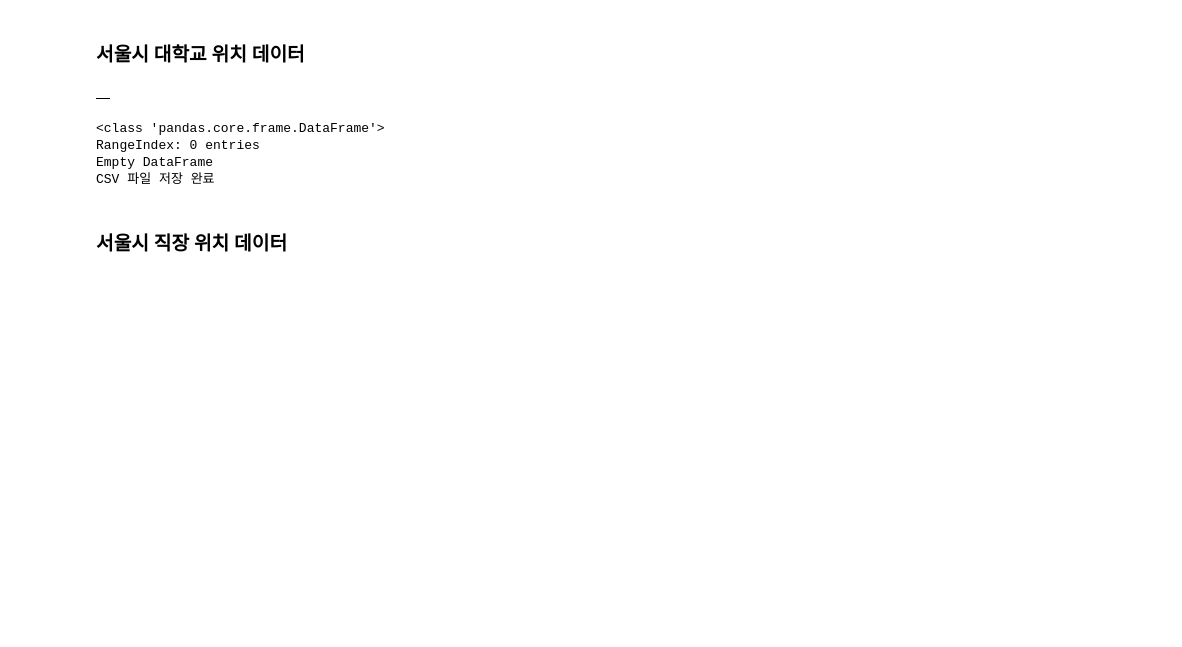
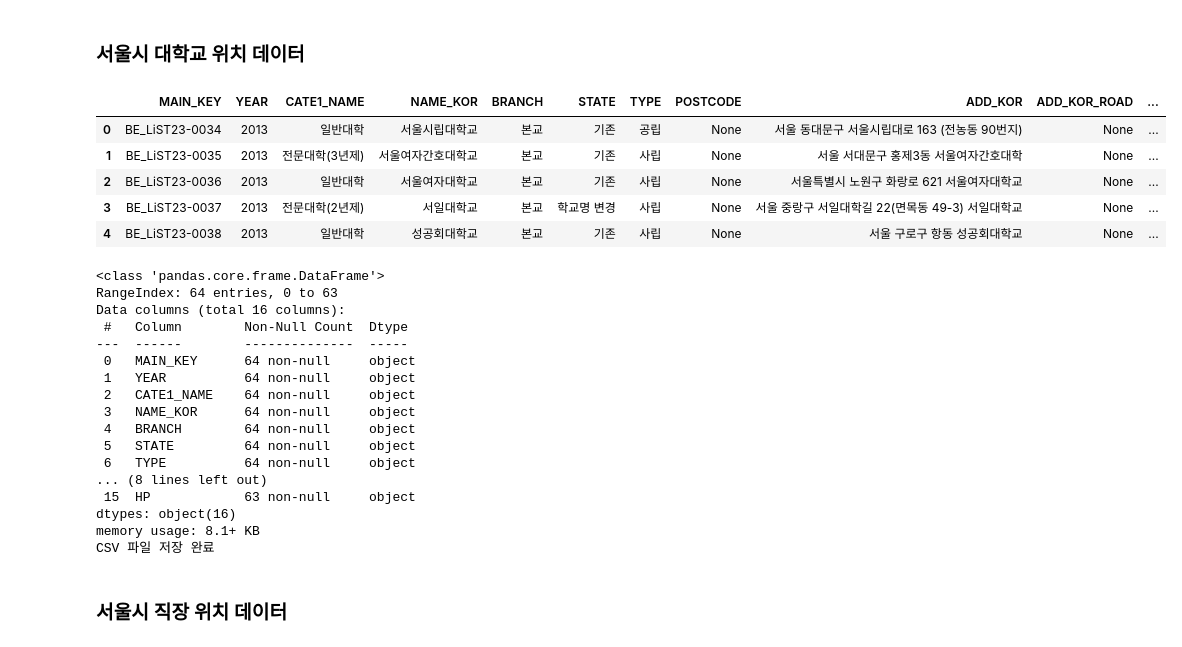
Before and after one commit to syeonris72/seoul-bicycle-analysis, a Jupyter notebook: sub/notebooks/seoul_bike.ipynb, the cells around one changed output. Saved outputs shown, nothing was run; the diff lists cells and outputs as text; code cells hidden in the pictures; blank space fills up the shorter version.

```diff
--- a/sub/notebooks/seoul_bike.ipynb
+++ b/sub/notebooks/seoul_bike.ipynb
@@ -929,7 +929,7 @@ end = 1000
 list_total_count = None
 
 while True:
-    url = f'http://openAPI.seoul.go.kr:8088/{api_key}/xml/schoolInfo/{start}/{end}/'
+    url = f'http://openAPI.seoul.go.kr:8088/{api_key}/xml/neisSchoolInfoIs/{start}/{end}/'
     response = requests.get(url, timeout=10)
     root = ET.fromstring(response.text)
 
@@ -983,7 +1002,7 @@ end = 1000
 list_total_count = None
 
 while True:
-    url = f'http://openAPI.seoul.go.kr:8088/{api_key}/xml/Stat101202/{start}/{end}/'
+    url = f'http://openAPI.seoul.go.kr:8088/{api_key}/xml/SebcCollegeInfoKor/{start}/{end}/'
     response = requests.get(url, timeout=10)
     root = ET.fromstring(response.text)
 
@@ -994,37 +1013,55 @@ while True:
     if list_total_count is None:
         count_element = root.find('.//list_total_count')
         list_total_count = count_element.text if count_element is not None else '알 수 없음'
 
     rows = root.findall('.//row')
     if not rows:
         break
 
     for row in rows:
         row_dict = {child.tag: child.text for child in row}
         seoul_university_info_rows.append(row_dict)
 
     start += 1000
     end += 1000
 
 seoul_university_info_df = pd.DataFrame(seoul_university_info_rows)
 
 display(seoul_university_info_df.head())
 seoul_university_info_df.info()
 
 DATA_PATH = BASE + 'seoul_university_info.csv'
 os.makedirs(os.path.dirname(DATA_PATH), exist_ok=True)
 seoul_university_info_df.to_csv(DATA_PATH, index=False, encoding='utf-8-sig')
 print("CSV 파일 저장 완료")
 
 seoul_university_info_columns = {
     "JACHIGU": "자치구", "SCHOOL_NM": "학교명", "SCHOOL_GUBUN": "학교구분",
     "ADDRESS": "주소", "TEL": "전화번호", "HOMEPAGE": "홈페이지"
 }
 # %% [output]
-|  |
+|  | MAIN_KEY | YEAR | CATE1_NAME | NAME_KOR | BRANCH | STATE | TYPE | POSTCODE | ADD_KOR | ADD_KOR_ROAD | ... |
+| 0 | BE_LiST23-0034 | 2013 | 일반대학 | 서울시립대학교 | 본교 | 기존 | 공립 | None | 서울 동대문구 서울시립대로 163 (전농동 90번지) | None | ... |
+| 1 | BE_LiST23-0035 | 2013 | 전문대학(3년제) | 서울여자간호대학교 | 본교 | 기존 | 사립 | None | 서울 서대문구 홍제3동 서울여자간호대학 | None | ... |
+| 2 | BE_LiST23-0036 | 2013 | 일반대학 | 서울여자대학교 | 본교 | 기존 | 사립 | None | 서울특별시 노원구 화랑로 621 서울여자대학교 | None | ... |
+| 3 | BE_LiST23-0037 | 2013 | 전문대학(2년제) | 서일대학교 | 본교 | 학교명 변경 | 사립 | None | 서울 중랑구 서일대학길 22(면목동 49-3) 서일대학교 | None | ... |
+| 4 | BE_LiST23-0038 | 2013 | 일반대학 | 성공회대학교 | 본교 | 기존 | 사립 | None | 서울 구로구 항동 성공회대학교 | None | ... |
 <class 'pandas.core.frame.DataFrame'>
-RangeIndex: 0 entries
-Empty DataFrame
+RangeIndex: 64 entries, 0 to 63
+Data columns (total 16 columns):
+ #   Column        Non-Null Count  Dtype
+---  ------        --------------  -----
+ 0   MAIN_KEY      64 non-null     object
+ 1   YEAR          64 non-null     object
+ 2   CATE1_NAME    64 non-null     object
+ 3   NAME_KOR      64 non-null     object
+ 4   BRANCH        64 non-null     object
+ 5   STATE         64 non-null     object
+ 6   TYPE          64 non-null     object
+... (8 lines left out)
+ 15  HP            63 non-null     object
+dtypes: object(16)
+memory usage: 8.1+ KB
 CSV 파일 저장 완료
 # %% [markdown]
 ### 서울시 직장 위치 데이터
```
Also changed, not shown: parts of 1 cell of this notebook.
